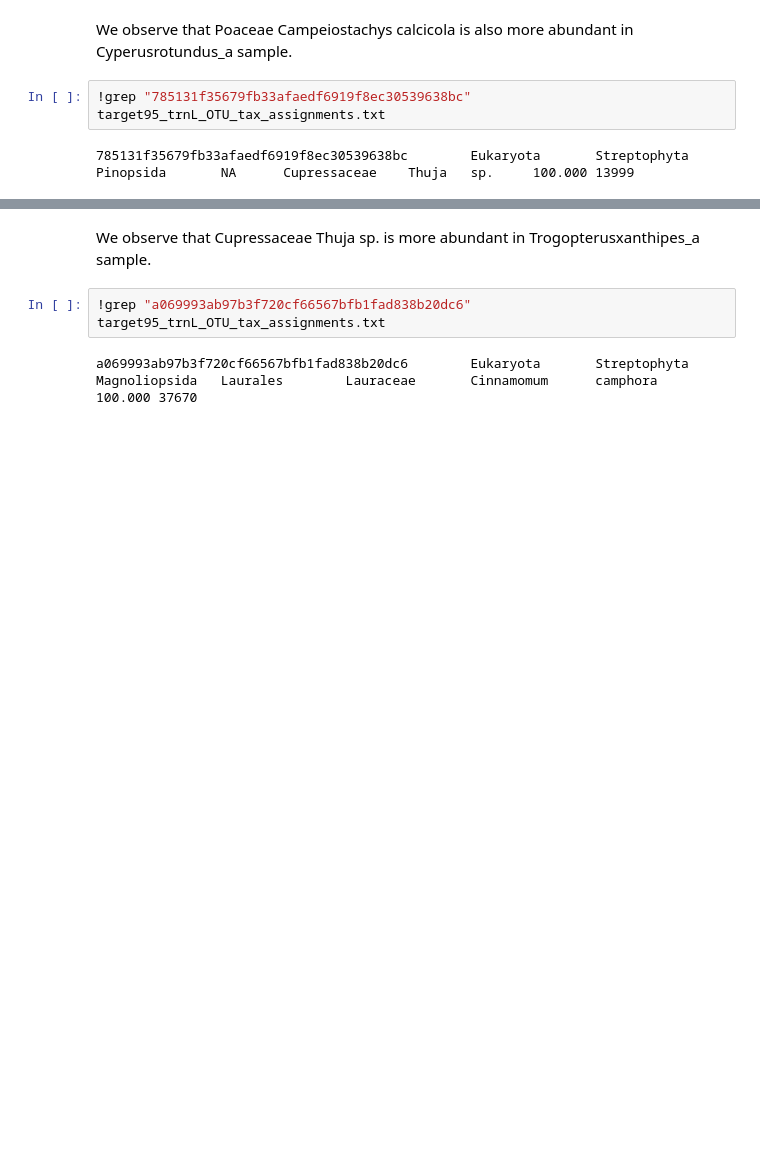
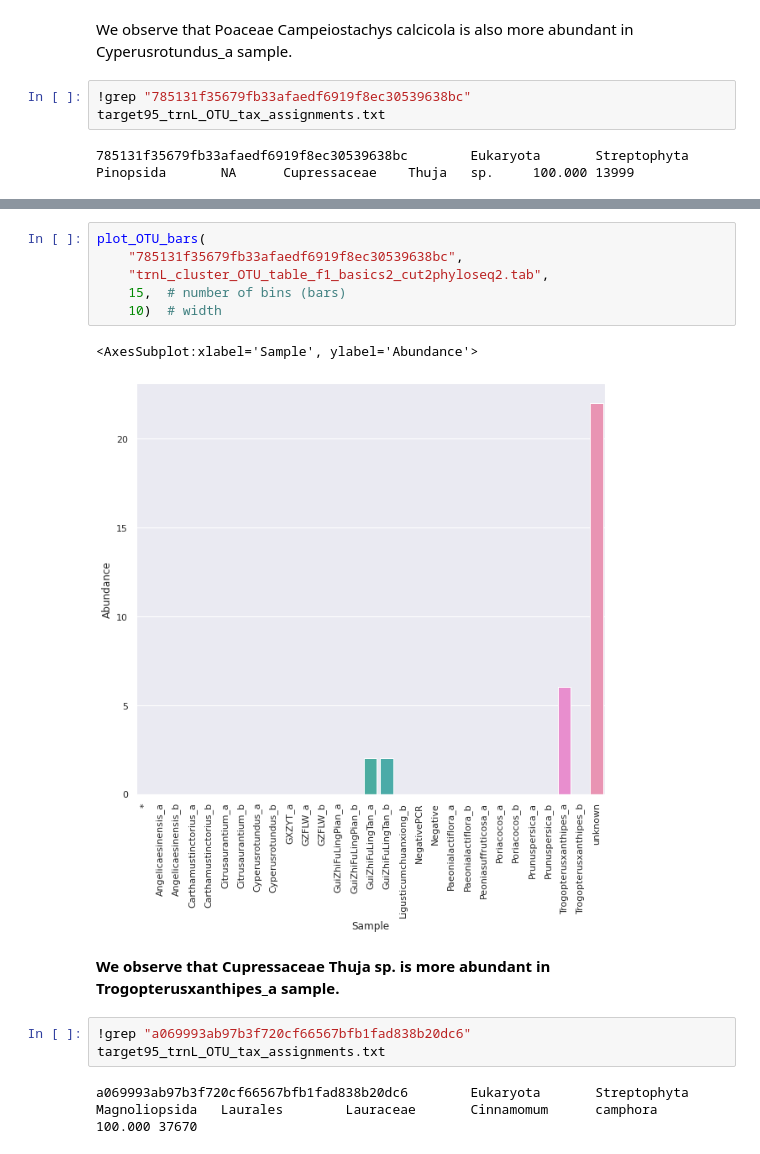
Before and after one commit to marlaux/METAPIPE_Workshop, a Jupyter notebook: metapipe-run.ipynb, the cells around one changed output, grey strips where cells are left out. Saved outputs shown, nothing was run; the diff lists cells and outputs as text; blank space fills up the shorter version.

```diff
--- a/metapipe-run.ipynb
+++ b/metapipe-run.ipynb
@@ -1130,5 +1165,14 @@ amplicon        Angelicaesinensis_a     Angelicaesinensis_b     Carthamustinctor
+# %%
+plot_OTU_bars(
+    "785131f35679fb33afaedf6919f8ec30539638bc",
+    "trnL_cluster_OTU_table_f1_basics2_cut2phyloseq2.tab",
+    15,  # number of bins (bars)
+    10)  # width
+# %% [output]
+<AxesSubplot:xlabel='Sample', ylabel='Abundance'>
+[figure, added]
 # %% [markdown]
-We observe that Cupressaceae Thuja sp. is more abundant in Trogopterusxanthipes_a sample.
+**We observe that Cupressaceae Thuja sp. is more abundant in Trogopterusxanthipes_a sample.**
 # %%
 !grep "a069993ab97b3f720cf66567bfb1fad838b20dc6" target95_trnL_OTU_tax_assignments.txt
 # %% [output]
```
Also changed, not shown: parts of 38 cells of this notebook.
